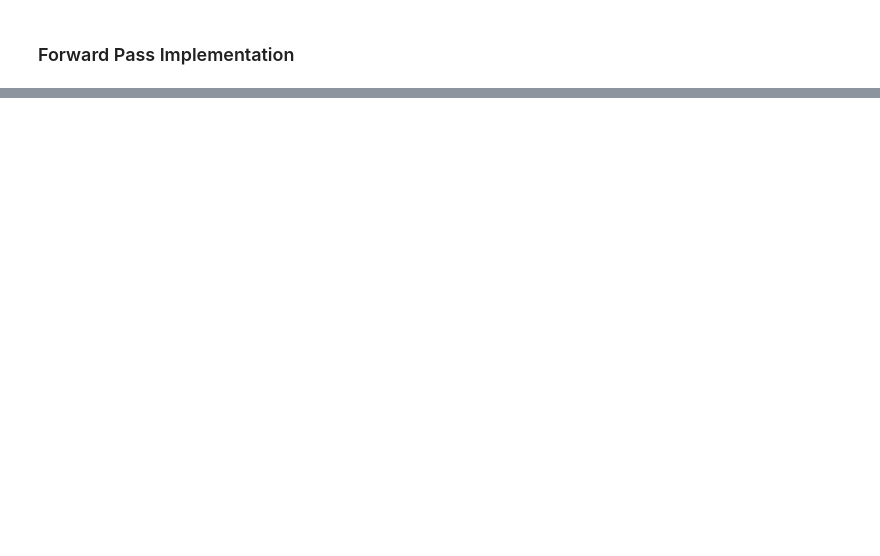
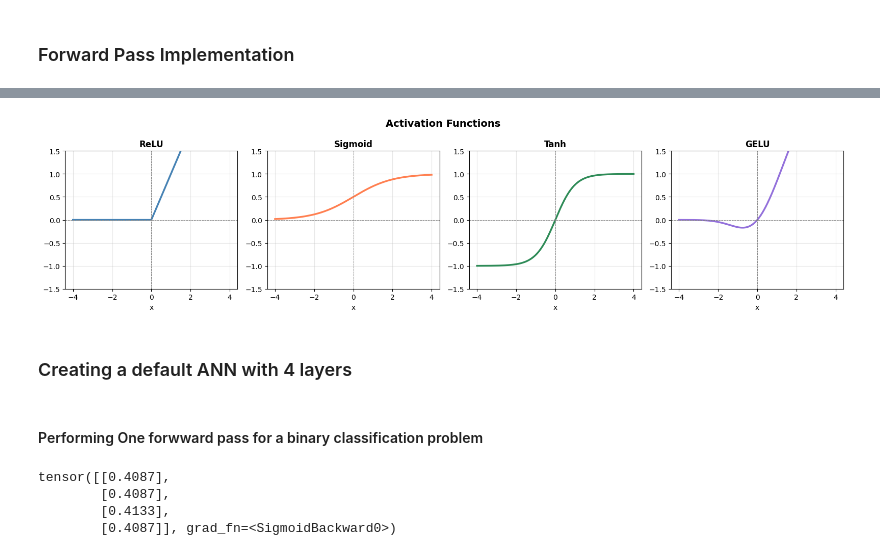
Before and after one commit to GIRIAYUSH/playing-with-anns, a Jupyter notebook: notebooks/M2_forward_pass.ipynb, the cells around one changed output, grey strips where cells are left out. Cells and saved outputs as stored; diff of their text form; code cells hidden in the pictures; blank space fills up the shorter version.

```diff
--- a/notebooks/M2_forward_pass.ipynb
+++ b/notebooks/M2_forward_pass.ipynb
@@ -50,0 +305,28 @@ notebooks  outputs  readme.md  utils
+# %%
+x_np = x.numpy()
+fig, axes = plt.subplots(1, 4, figsize=(16, 4))
+fig.suptitle("Activation Functions", fontsize=14, fontweight='bold')
+
+configs = [
+    ("ReLU",    F.relu(x).numpy(),    "steelblue"),
+    ("Sigmoid", torch.sigmoid(x).numpy(), "coral"),
+    ("Tanh",    torch.tanh(x).numpy(),    "seagreen"),
+    ("GELU",    F.gelu(x).numpy(),    "mediumpurple"),
+]
+
+
+for ax, (name, y, color) in zip(axes, configs):
+    ax.plot(x_np, y, color=color, linewidth=2.5)
+    ax.axhline(0, color='gray', linewidth=0.7, linestyle='--')
+    ax.axvline(0, color='gray', linewidth=0.7, linestyle='--')
+    ax.set_title(name, fontsize=12, fontweight='bold')
+    ax.set_xlabel("x")
+    ax.set_ylim(-1.5, 1.5)
+    ax.grid(True, alpha=0.3)
+
+plt.tight_layout()
+plt.show()
+# %% [output]
+[figure, added]
+# %% [markdown]
+### Creating a default ANN with 4 layers
@@ -50,0 +357,12 @@ notebooks  outputs  readme.md  utils
+# %% [markdown]
+#### Performing One forwward pass for a binary classification problem
+# %%
+X= torch.randn(4,3) #4 samples 3 features
+model=SimpleANN(input_dim=3,hidden_dim=4,output_dim=1)
+output_forwardpass=model.forward(X)
+print(output_forwardpass)
+# %% [output]
+tensor([[0.4087],
+        [0.4087],
+        [0.4133],
+        [0.4087]], grad_fn=<SigmoidBackward0>)
```
Also changed, not shown: parts of 18 cells of this notebook.
